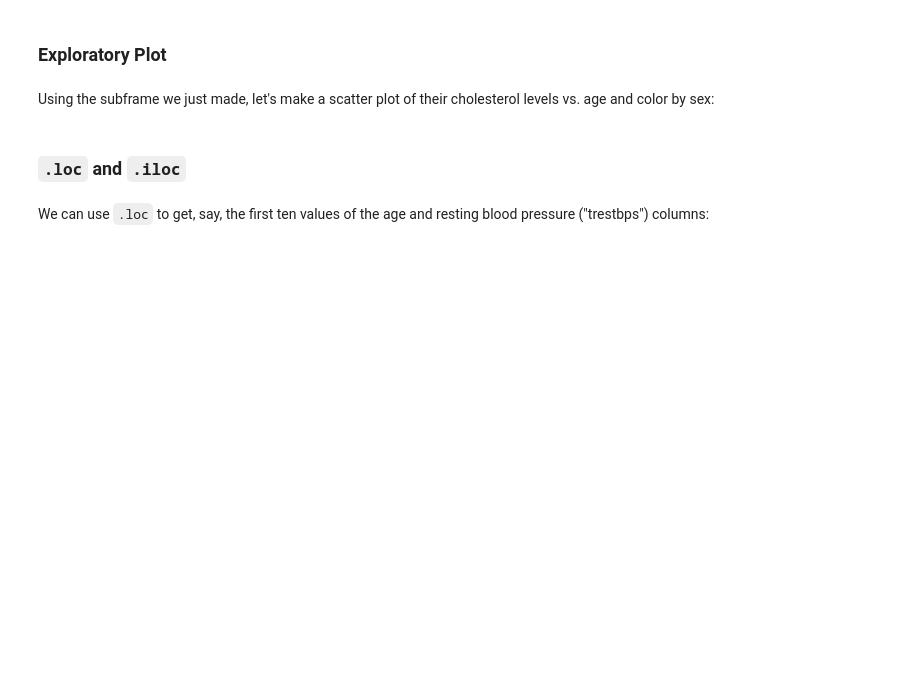
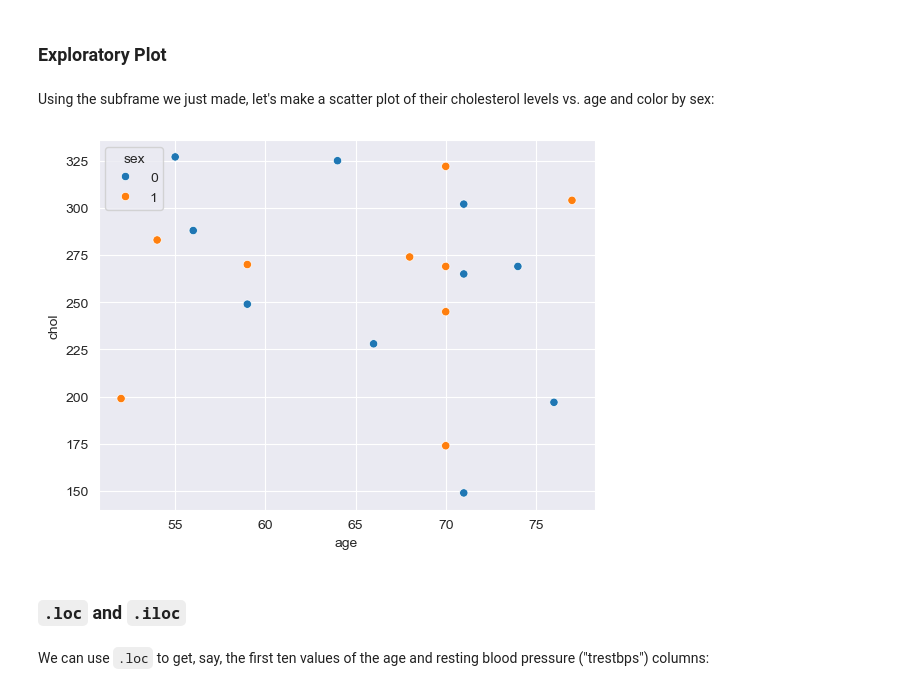
Before and after one commit to JennavieveLedesma/Python_Assignments, a Jupyter notebook: Lab_Assignments/Python_Lab_Exercise_2.ipynb, the cells around one changed output. Drawn from its saved outputs; the diff is of its cells as text; code cells hidden in the pictures; blank space fills up the shorter version.

```diff
--- a/Lab_Assignments/Python_Lab_Exercise_2.ipynb
+++ b/Lab_Assignments/Python_Lab_Exercise_2.ipynb
@@ -28,0 +27,10 @@ Read about this dataset [here](https://www.kaggle.com/datasets/redwankarimsony/h
+# %%
+# loading the data from the database python.db
+con = sqlite3.connect('./data/python.db')
+import os
+db_path = './data/python.db'
+print ('File exists:', os.path.exists(db_path))
+
+heart_df = pd.read_sql_query('Select * from heart', con)
+
+heart_df.head()
@@ -123,3 +254,6 @@ missing
 # Now we just need to concatenate the two DataFrames together.
 # Note the `ignore_index` parameter! We'll set that to True.
 # complete the python code here
+missing = pd.DataFrame(extra_rows)
+heart_df = pd.concat ([heart_df, missing], ignore_index = True)
+heart_df.tail()
@@ -131,5 +280,5 @@ missing
 # %% [markdown]
 Adding a column is very easy in `pandas`. Let's add a new column to our dataset called "test", and set all of its values to 0.
 # %%
-heart_augmented['test'] = 0
+heart_df["test"] = 0
 # %%
@@ -140,4 +296,5 @@ I can also add columns whose values are functions of existing columns.
 Suppose I want to add the cholesterol column ("chol") to the resting systolic blood pressure column ("trestbps"):
 # %%
 # complete the python code here
+heart_df["chol_trestbps_sum"] = heart_df["chol"] + heart_df["trestbps"]
 # %%
@@ -164,9 +373,10 @@ Display the patients who are 70 or over as well as the patients whose trestbps s
 Using the subframe we just made, let's make a scatter plot of their cholesterol levels vs. age and color by sex:
 # %%
 # complete the python code here
-at_risk =
-
+at_risk = heart_df[(heart_df['age'] >= 70) | (heart_df['trestbps'] > 170)]
 sns.scatterplot(data=at_risk, x='age', y='chol', hue='sex');
+# %% [output]
+[figure, added]
 # %% [markdown]
 ### `.loc` and `.iloc`
 # %% [markdown]
```
Also changed, not shown: parts of 42 cells of this notebook, 1 other file.
